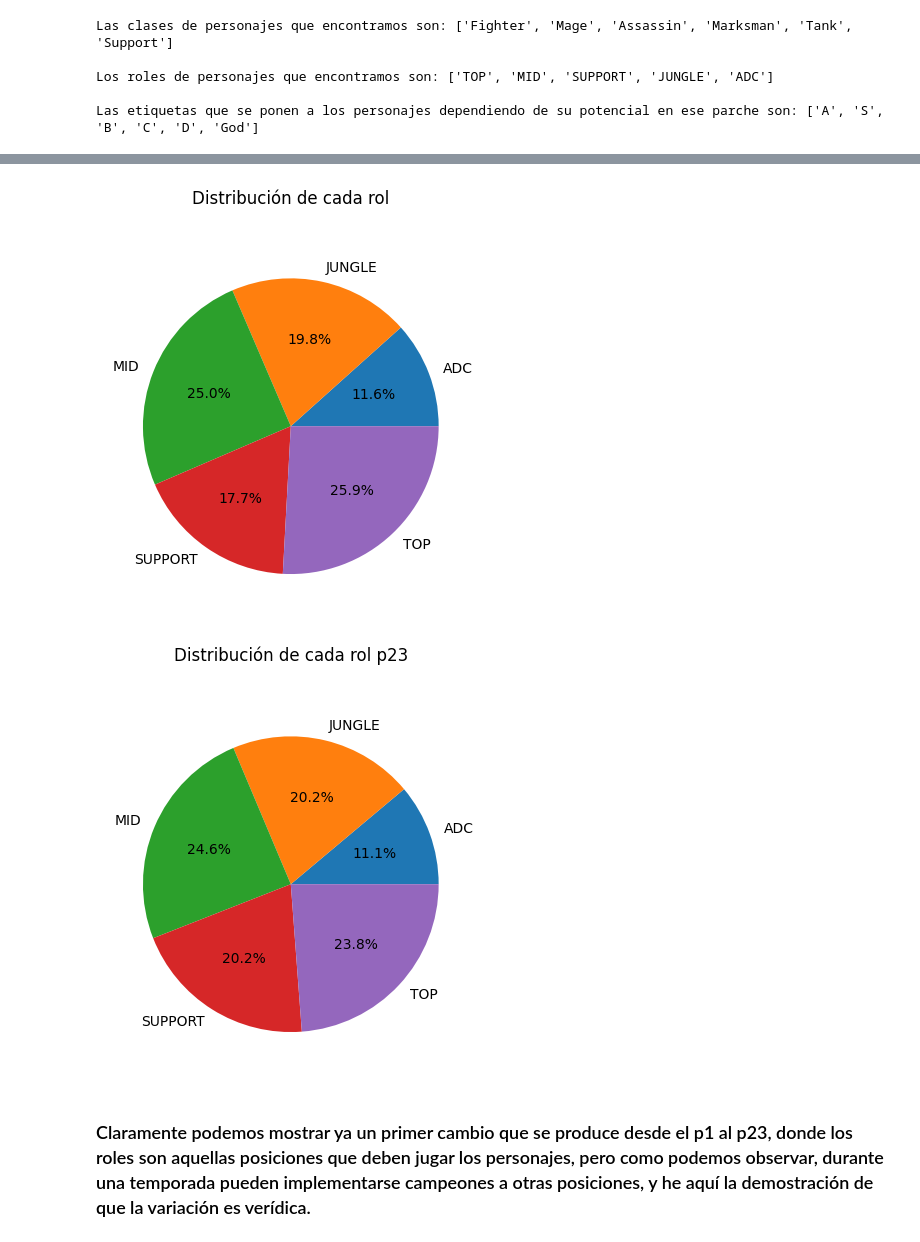
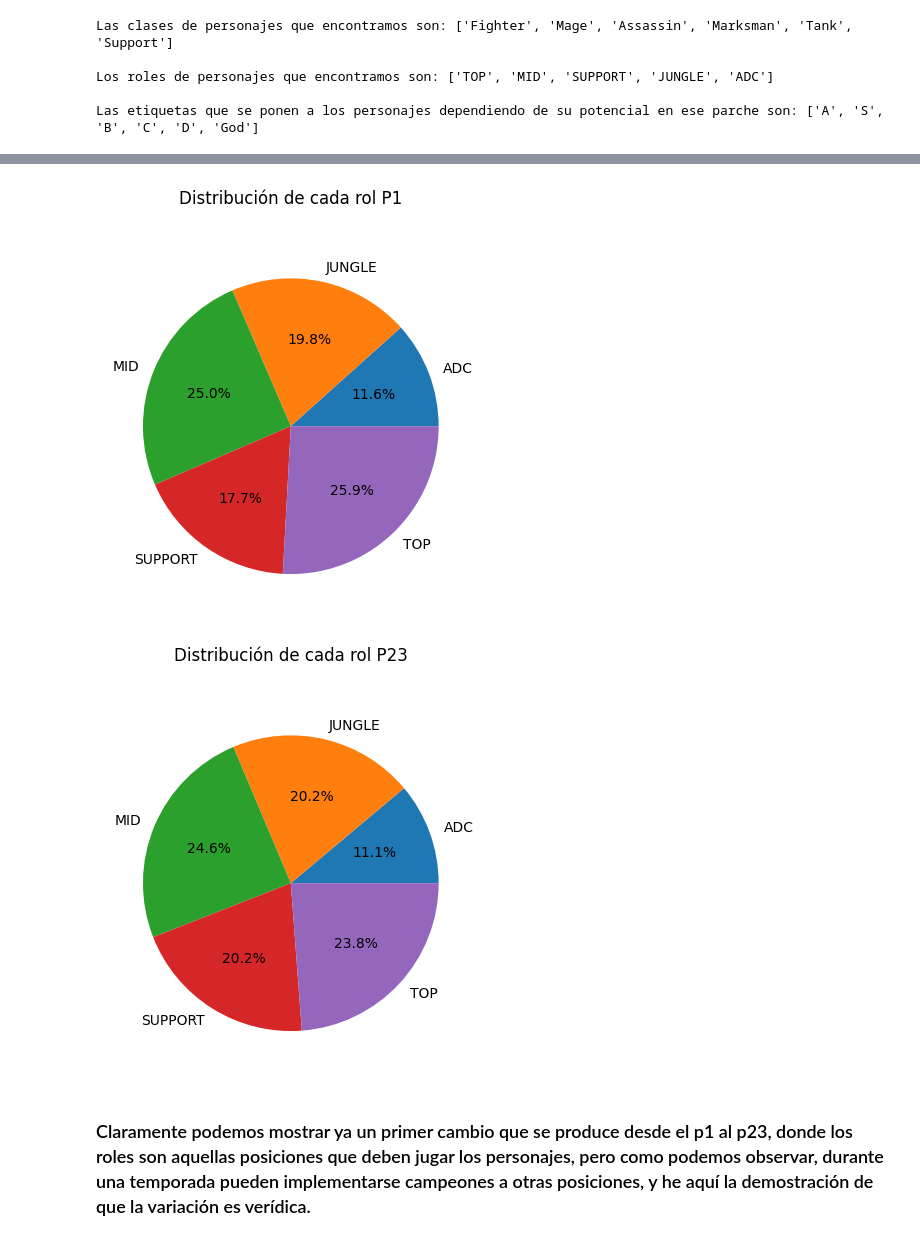
Before and after one commit to antoja97/EDA_LOL, a Jupyter notebook: eda_proyecto.ipynb, the cells around one changed output, grey strips where cells are left out. Drawn from its saved outputs; the diff is of its cells as text; code cells hidden in the pictures.

```diff
--- a/comienzo.ipynb
+++ b/eda_proyecto.ipynb
@@ -175,24 +203,24 @@ labels = tamaño_Role.index.tolist()
 
 fig, ax = plt.subplots()
 ax.pie(tamaño_Role, labels=labels, autopct='%1.1f%%')
-ax.set_title("Distribución de cada rol", y=1.08)
+ax.set_title("Distribución de cada rol P1", y=1.08)
 
 plt.show()
 # %% [output]
-[figure, old version]
+[figure, new version]
 # %%
 # Para el parche 23
 
 tamaño_Role23 = p23.groupby("Role").size()
 labels23 = tamaño_Role23.index.tolist()
 
 fig, ax = plt.subplots()
 ax.pie(tamaño_Role23, labels=labels23, autopct='%1.1f%%')
-ax.set_title("Distribución de cada rol p23", y=1.08)
+ax.set_title("Distribución de cada rol P23", y=1.08)
 
 plt.show()
 # %% [output]
-[figure, old version]
+[figure, new version]
 # %% [markdown]
 ### Claramente podemos mostrar ya un primer cambio que se produce desde el p1 al p23, donde los roles son aquellas posiciones que deben jugar los personajes, pero como podemos observar, durante una temporada pueden implementarse campeones a otras posiciones, y he aquí la demostración de que la variación es verídica.
 # %% [markdown]
```
Also changed, not shown: parts of 6 cells of this notebook.
